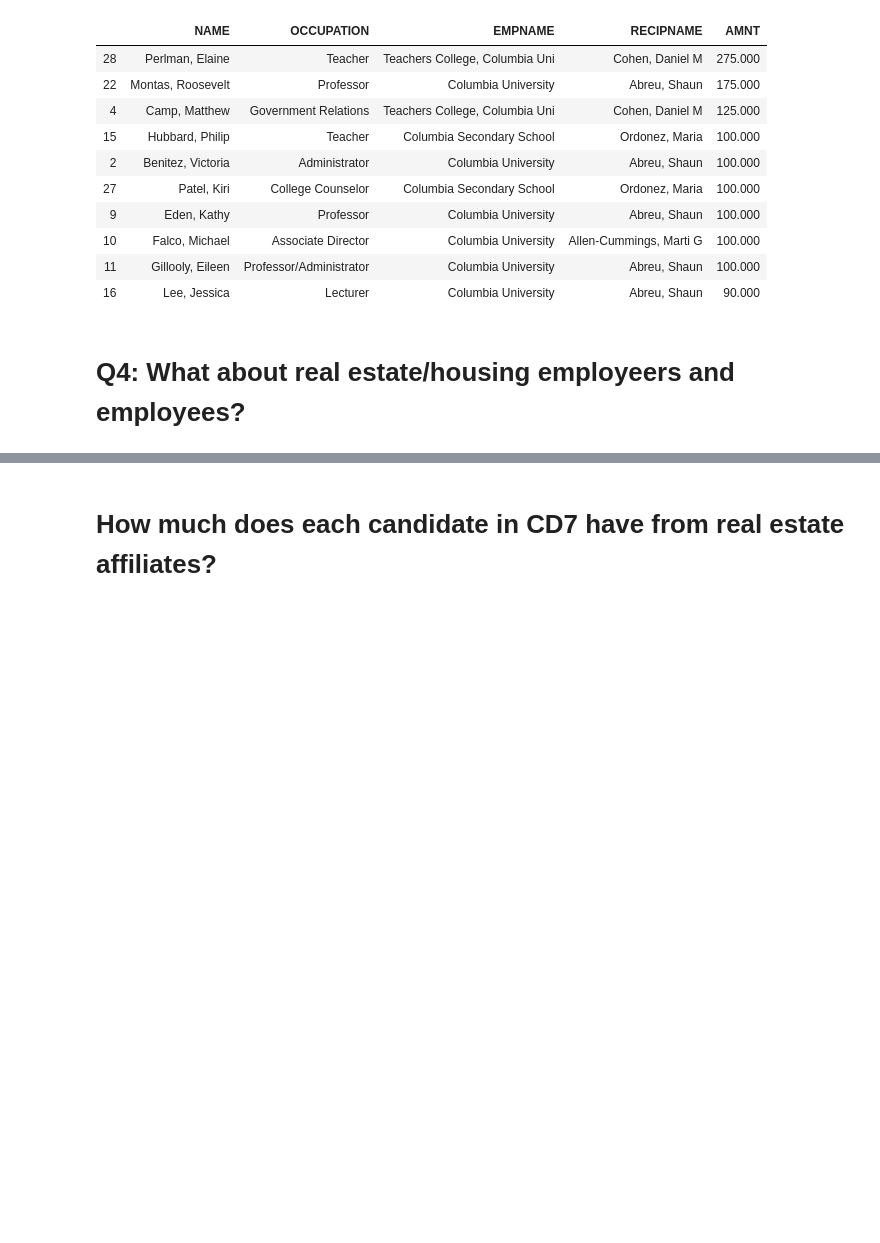
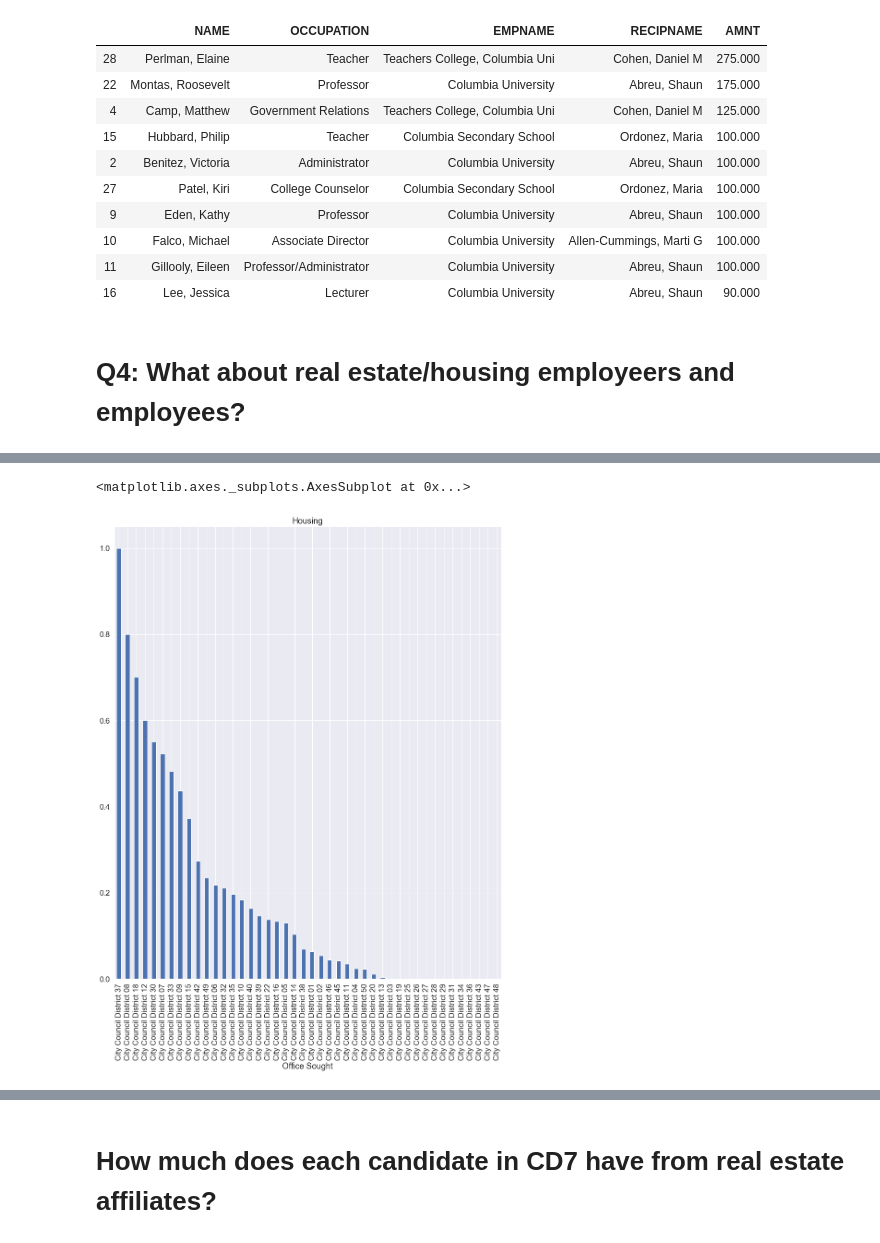
Before and after one commit to graphicsdesk/cd7-election-contributions, a Jupyter notebook: notebooks/CD 7 Contributions.ipynb, the cells around one changed output, grey strips where cells are left out. Saved outputs shown, nothing was run; the diff lists cells and outputs as text; code cells hidden in the pictures; blank space fills up the shorter version.

```diff
--- a/notebooks/CD 7 Contributions.ipynb
+++ b/notebooks/CD 7 Contributions.ipynb
@@ -118,0 +145,5 @@ real_estate_cd7 = pd.concat(frames).drop_duplicates()
+# %%
+(pd.concat([councils_occup_housing,councils_emp_housing]).drop_duplicates().groupby('Office Sought')['AMNT'].sum()/real_estate_councils.groupby('Office Sought')['AMNT'].sum()).sort_values(ascending=False).plot(kind='bar',figsize=(15,18),title='Housing')
+# %% [output]
+<matplotlib.axes._subplots.AxesSubplot at 0x...>
+[figure, added]
```
Also changed, not shown: parts of 27 cells of this notebook, 1 other file.
